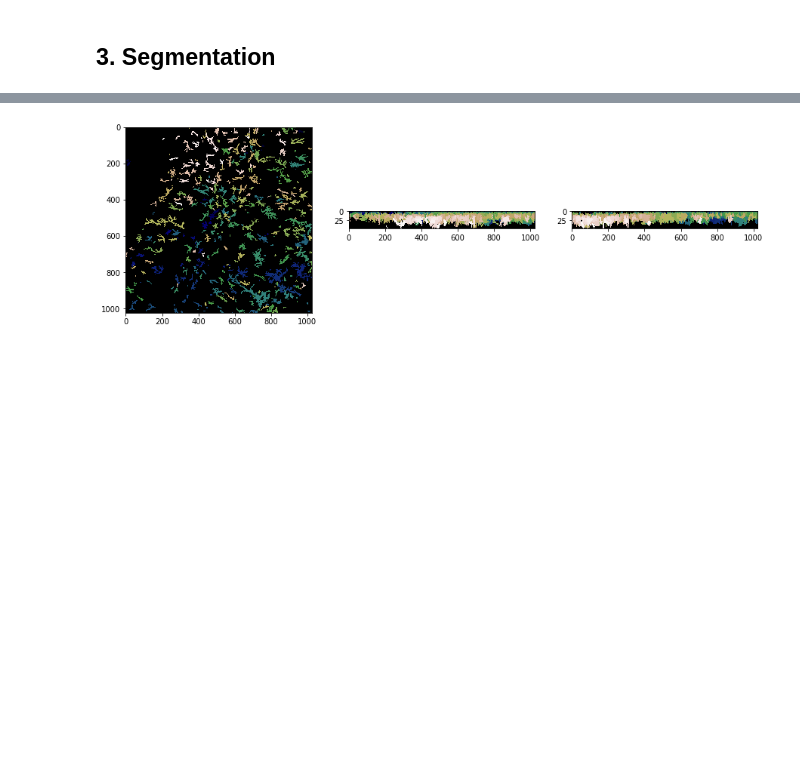
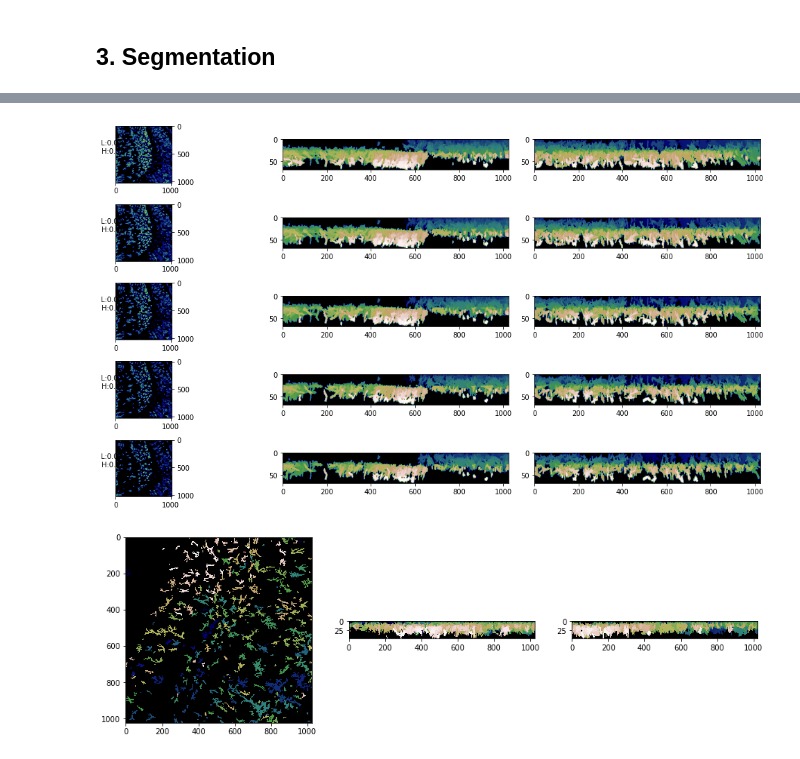
Before and after one commit to swanandlab/SMorph, a Jupyter notebook: autocrop.ipynb, the cells around one changed output, grey strips where cells are left out. Cells and saved outputs as stored; diff of their text form; code cells hidden in the pictures; blank space fills up the shorter version.

```diff
--- a/autocrop.ipynb
+++ b/autocrop.ipynb
@@ -60 +65,14 @@ Set two parameters:
+# %%
+LOW_THRESH = .06
+HIGH_THRESH = .45
+
+LOW_DELTA = .01
+HIGH_DELTA = .05
+N_STEPS = 2
+
+results = ac.testThresholds(edge_filtered, .5, .5, 1, 'gist_earth',
+                            LOW_THRESH, HIGH_THRESH, LOW_DELTA, HIGH_DELTA, N_STEPS)
+view_3D({'data': denoised, 'colormap': 'inferno', 'name': 'denoised'}, *results)
+# %% [output]
+[figure, added]
 # %%
```
Also changed, not shown: parts of 6 cells of this notebook, 2 other files.
